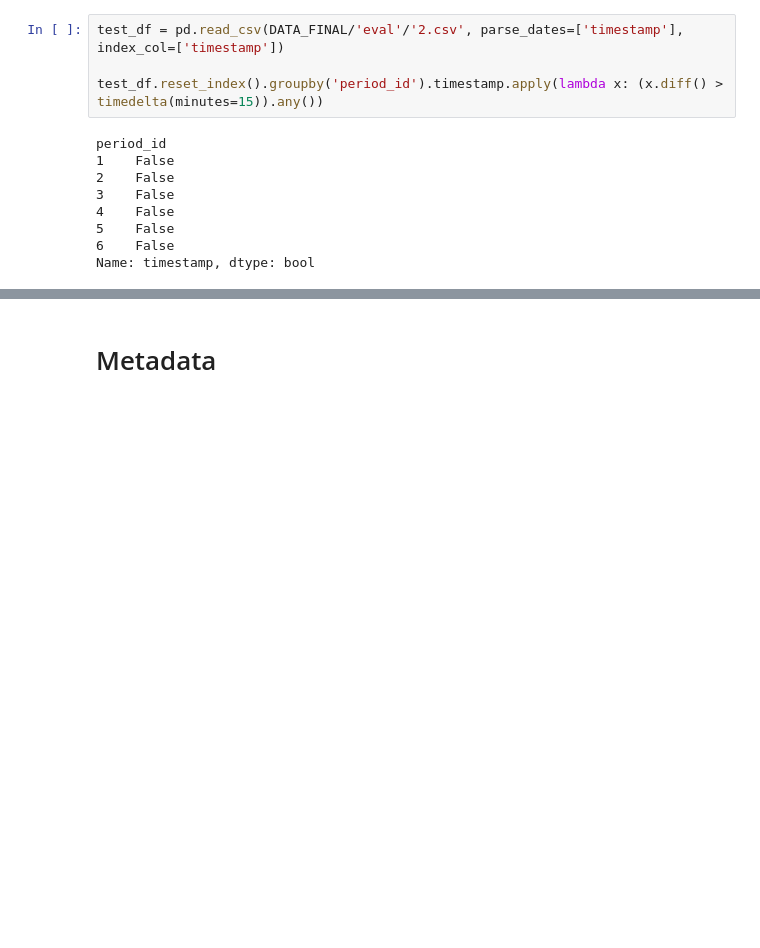
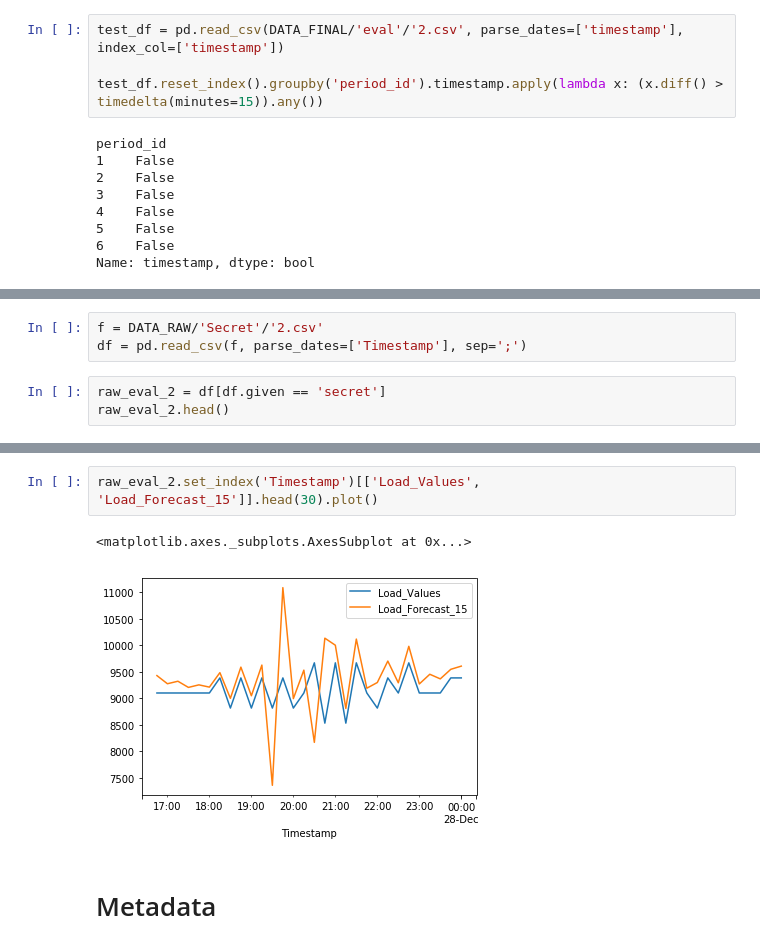
Before and after one commit to GabeOchieng/schneider, a Jupyter notebook: data-preparation/0.3-process-data-optimization.ipynb, the cells around one changed output, grey strips where cells are left out. Saved outputs shown, nothing was run; the diff lists cells and outputs as text; blank space fills up the shorter version.

```diff
--- a/data-preparation/0.3-process-data-optimization.ipynb
+++ b/data-preparation/0.3-process-data-optimization.ipynb
@@ -137,0 +118,6 @@ test_df.columns.tolist()
+# %%
+f = DATA_RAW/'Secret'/'2.csv'
+df = pd.read_csv(f, parse_dates=['Timestamp'], sep=';')
+# %%
+raw_eval_2 = df[df.given == 'secret']
+raw_eval_2.head()
@@ -138,3 +137,8 @@ test_df.columns.tolist()
+# %%
+raw_eval_2.set_index('Timestamp')[['Load_Values', 'Load_Forecast_15']].head(30).plot()
+# %% [output]
+<matplotlib.axes._subplots.AxesSubplot at 0x...>
+[figure, added]
 # %% [markdown]
 # Metadata
 # %%
```
Also changed, not shown: parts of 3 cells of this notebook, 1 other file.
